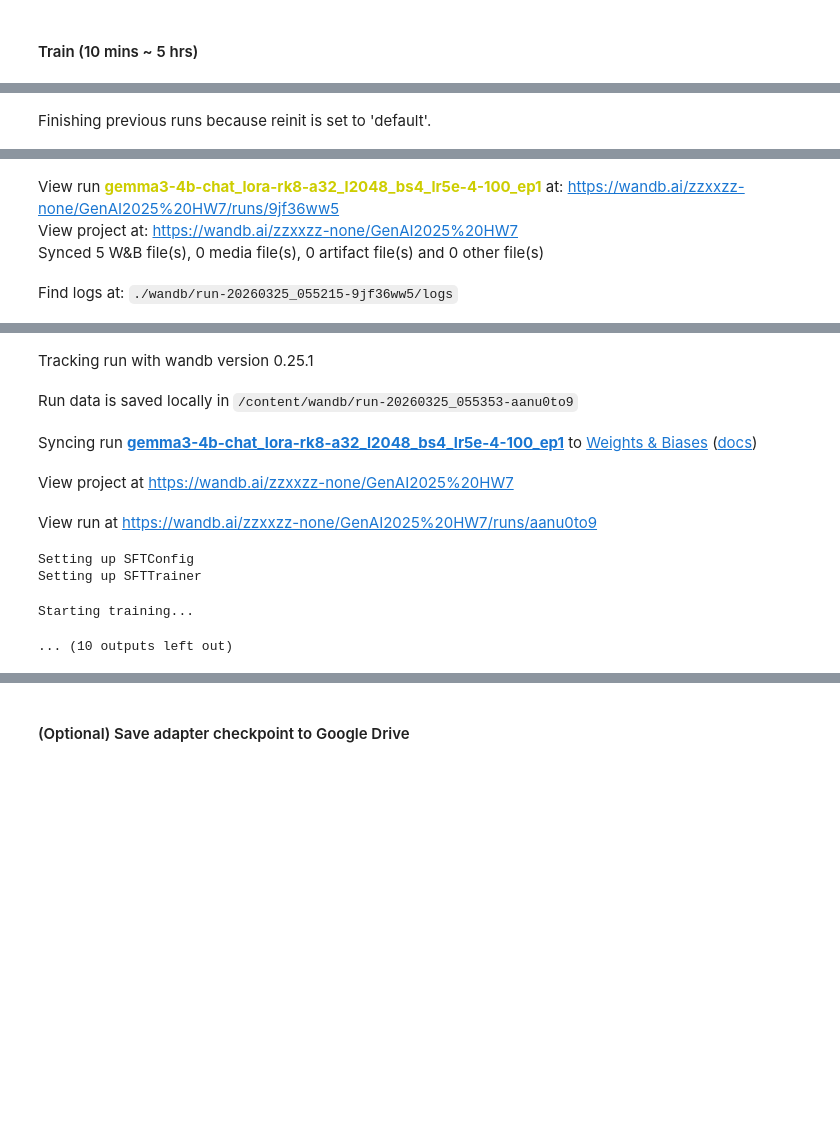
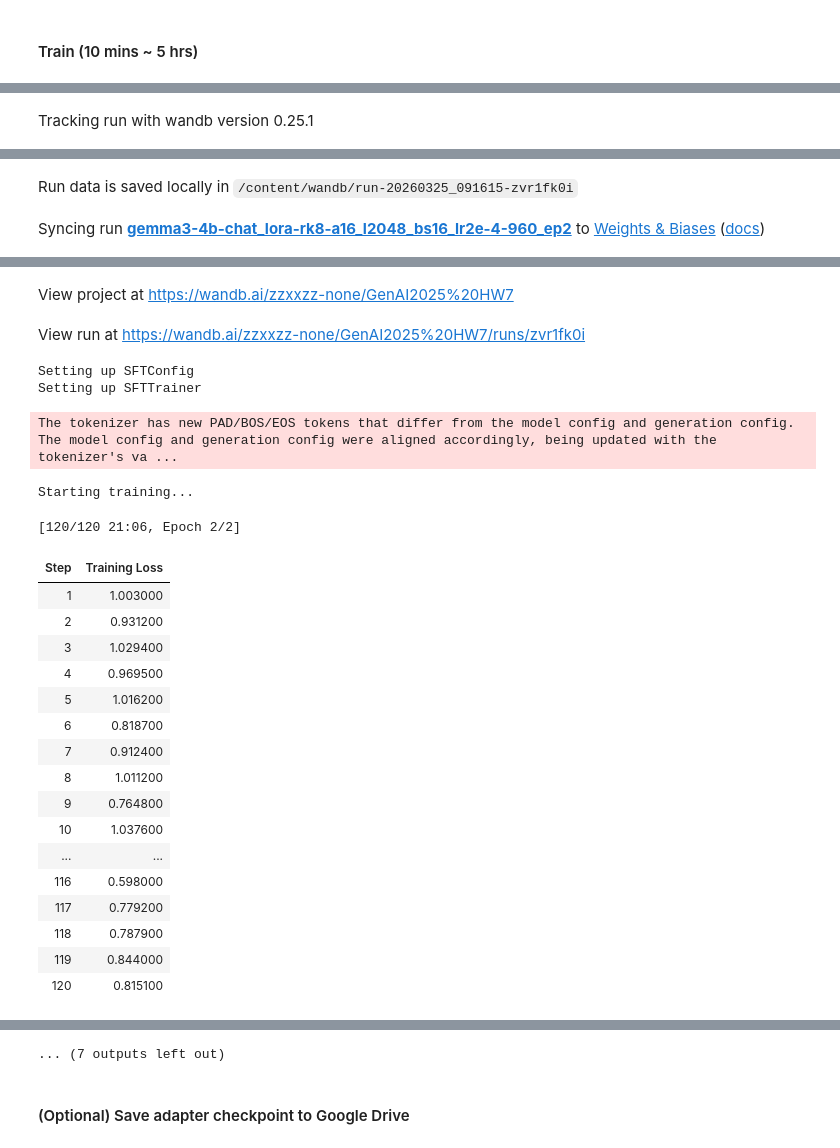
Before and after one commit to tisuama/LLM-Learning, a Jupyter notebook: HW7_LLM_FT+RL.ipynb, the cells around one changed output, grey strips where cells are left out. Drawn from its saved outputs; the diff is of its cells as text; code cells hidden in the pictures; blank space fills up the shorter version.

```diff
--- a/HW7_LLM_FT+RL.ipynb
+++ b/HW7_LLM_FT+RL.ipynb
@@ -467,7 +463,7 @@ In real datasets, this means considering factors like class distribution, featur
 # Sample the top n samples (TODO)
 # The value can be set from 1 to the training set length
 # If the number exceeds the dataset length, errors will be raised
-n_samples = 100
+n_samples = 960
 ds_sub = DatasetDict({
     "train": ds_filtered["train"].select(range(n_samples)),
     "test": ds_filtered["test"],
@@ -517,20 +511,22 @@ list(model.named_modules())
 LORA_RANK = 8
 
 # Lora alpha: a Lora matrix scaling coefficient: set 32 is common, or you can set twice the rank
-LORA_ALPHA = 32
+LORA_ALPHA = 16
 
 # Modules to apply Lora: check module names you want in the previous cell
 # You can check available modules by running the  above optional cell to list them
 # Or you can choose from this list: ["q_proj", "k_proj", "v_proj", "o_proj", "gate_proj", "up_proj", "down_proj"]
-target_modules = ["q_proj", "k_proj", "v_proj"]
+target_modules = ["q_proj", "k_proj", "v_proj", "o_proj"]
 
 # Lora dropout: set 0-0.2 to prevent overfit
-LORA_DROPOUT = 0.05
+LORA_DROPOUT = 0.1
 
 # Tokens that will be trained (in HW7, newly added chat template tokens require training)
 # You should NOT modify this setting
 chat_tokens = tokenizer.convert_tokens_to_ids(["<bos>", "<eos>", "<start_of_turn>", "<end_of_turn>", "<pad>"])
 trainable_token_indices=chat_tokens
+
+print(f"token indeices: {trainable_token_indices}")
 
 # You are NOT REQUIRED TO modify the code below
 lora_cfg = LoraConfig(
@@ -584,6 +581,6 @@ wandb: WARNING Calling wandb.login() after wandb.init() has no effect.
 #### Train (10 mins ~ 5 hrs)
 # %%
 # TODO: Modify training hyperparameters
-EPOCH = 1   # 1 ~ 5
-BATCH_SIZE = 4   # 2 ~ 64
-LR = "5e-4"
+EPOCH = 2   # 1 ~ 5
+BATCH_SIZE = 16   # 2 ~ 64
+LR = "2e-4"
@@ -593,7 +610,7 @@ LR = "5e-4"
 # Modify the code below with caution.
 # You can modify them, but make sure you know what you are doing.
 
-MINI_BATCH_SIZE = 2
+MINI_BATCH_SIZE = 4
 MODEL_MAX_LENGTH = 2048
 
 # Set the run name you like.
@@ -658 +676 @@ print("Training completed and model saved.")
-Finishing previous runs because reinit is set to 'default'.
+Tracking run with wandb version 0.25.1
@@ -660,4 +677,2 @@ Finishing previous runs because reinit is set to 'default'.
-View run gemma3-4b-chat_lora-rk8-a32_l2048_bs4_lr5e-4-100_ep1 at: https://wandb.ai/zzxxzz-none/GenAI2025%20HW7/runs/9jf36ww5
-View project at: https://wandb.ai/zzxxzz-none/GenAI2025%20HW7
-Synced 5 W&B file(s), 0 media file(s), 0 artifact file(s) and 0 other file(s)
+Run data is saved locally in /content/wandb/run-20260325_091615-zvr1fk0i
-Find logs at: ./wandb/run-20260325_055215-9jf36ww5/logs
+Syncing run gemma3-4b-chat_lora-rk8-a16_l2048_bs16_lr2e-4-960_ep2 to Weights & Biases (docs)
@@ -665,9 +679,24 @@ Find logs at: ./wandb/run-20260325_055215-9jf36ww5/logs
-Tracking run with wandb version 0.25.1
+View project at https://wandb.ai/zzxxzz-none/GenAI2025%20HW7
-Run data is saved locally in /content/wandb/run-20260325_055353-aanu0to9
+View run at https://wandb.ai/zzxxzz-none/GenAI2025%20HW7/runs/zvr1fk0i
-Syncing run gemma3-4b-chat_lora-rk8-a32_l2048_bs4_lr5e-4-100_ep1 to Weights & Biases (docs)
-View project at https://wandb.ai/zzxxzz-none/GenAI2025%20HW7
-View run at https://wandb.ai/zzxxzz-none/GenAI2025%20HW7/runs/aanu0to9
 Setting up SFTConfig
 Setting up SFTTrainer
-Starting training...
+The tokenizer has new PAD/BOS/EOS tokens that differ from the model config and generation config. The model config and generation config were aligned accordingly, being updated with the tokenizer's va ...
-... (10 outputs left out)
+Starting training...
+[120/120 21:06, Epoch 2/2]
+| Step | Training Loss |
+| 1 | 1.003000 |
+| 2 | 0.931200 |
+| 3 | 1.029400 |
+| 4 | 0.969500 |
+| 5 | 1.016200 |
+| 6 | 0.818700 |
+| 7 | 0.912400 |
+| 8 | 1.011200 |
+| 9 | 0.764800 |
+| 10 | 1.037600 |
+| ... | ... |
+| 116 | 0.598000 |
+| 117 | 0.779200 |
+| 118 | 0.787900 |
+| 119 | 0.844000 |
+| 120 | 0.815100 |
@@ -673,0 +704 @@ Starting training...
+... (7 outputs left out)
```
Also changed, not shown: parts of 26 cells of this notebook.
